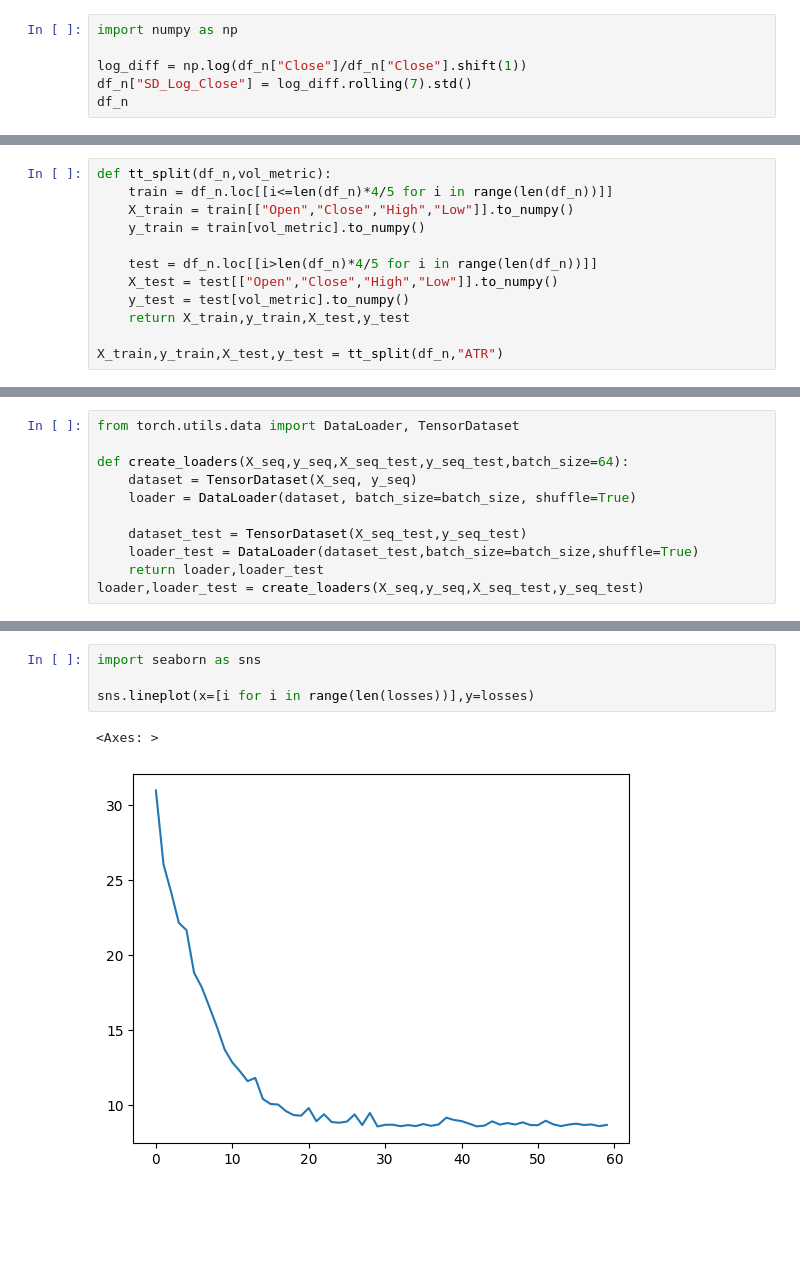
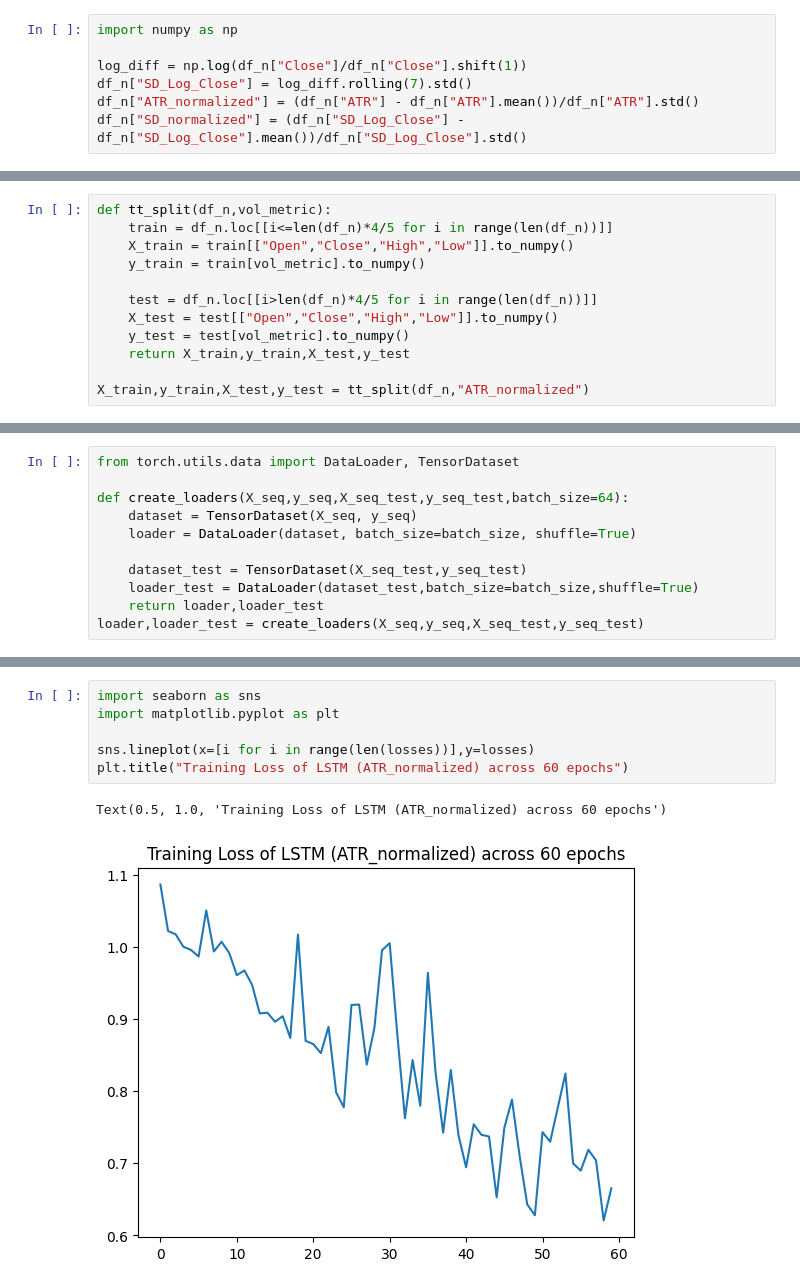
Before and after one commit to AkshayMurthy1/lstm-atr-prediction, a Jupyter notebook: stock-data/get_stock_data.ipynb, the cells around one changed output, grey strips where cells are left out. Cells and saved outputs as stored; diff of their text form; blank space fills up the shorter version.

Commit message:
normalized values

```diff
--- a/stock-data/get_stock_data.ipynb
+++ b/stock-data/get_stock_data.ipynb
@@ -132,7 +132,8 @@ import numpy as np
 
 log_diff = np.log(df_n["Close"]/df_n["Close"].shift(1))
 df_n["SD_Log_Close"] = log_diff.rolling(7).std()
-df_n
+df_n["ATR_normalized"] = (df_n["ATR"] - df_n["ATR"].mean())/df_n["ATR"].std()
+df_n["SD_normalized"] = (df_n["SD_Log_Close"] - df_n["SD_Log_Close"].mean())/df_n["SD_Log_Close"].std()
 # %% [output]
 A value is trying to be set on a copy of a slice from a DataFrame.
 Try using .loc[row_indexer,col_indexer] = value instead
@@ -197,7 +196,7 @@ def tt_split(df_n,vol_metric):
     y_test = test[vol_metric].to_numpy()
     return X_train,y_train,X_test,y_test
 
-X_train,y_train,X_test,y_test = tt_split(df_n,"ATR")
+X_train,y_train,X_test,y_test = tt_split(df_n,"ATR_normalized")
 # %%
 def make_seq(X_train,y_train,X_test,y_test):
     T = 30  # sequence length (window size)
@@ -287,8 +289,10 @@ Training Loss: 8.665942951484963
 # %%
 import seaborn as sns
+import matplotlib.pyplot as plt
 
 sns.lineplot(x=[i for i in range(len(losses))],y=losses)
+plt.title("Training Loss of LSTM (ATR_normalized) across 60 epochs")
 # %% [output]
-<Axes: >
+Text(0.5, 1.0, 'Training Loss of LSTM (ATR_normalized) across 60 epochs')
-[figure, old version]
+[figure, new version]
 # %%
```
Also changed, not shown: parts of 9 cells of this notebook, 2 other files.
